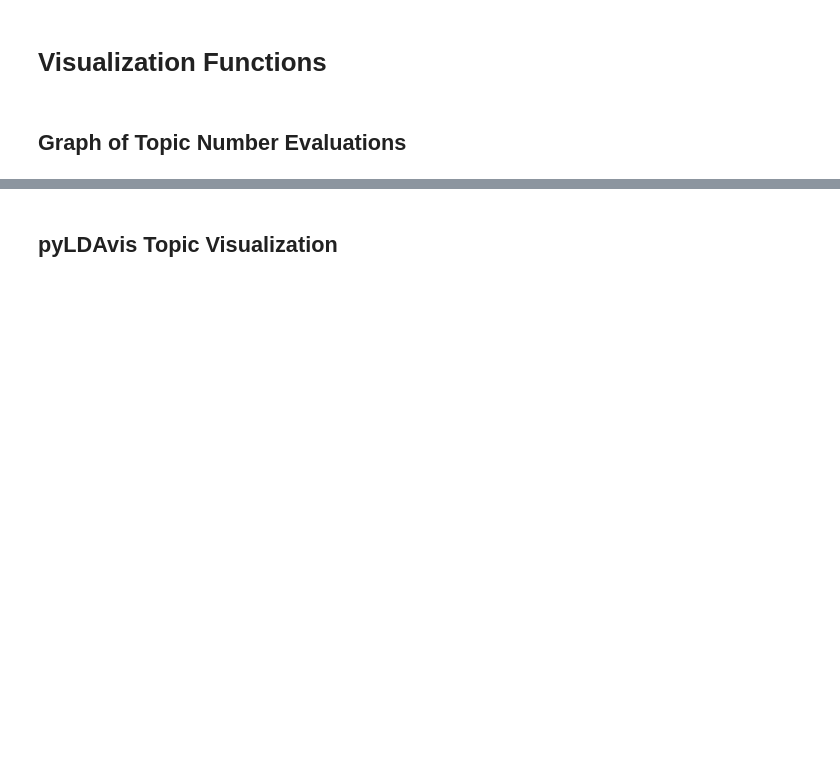
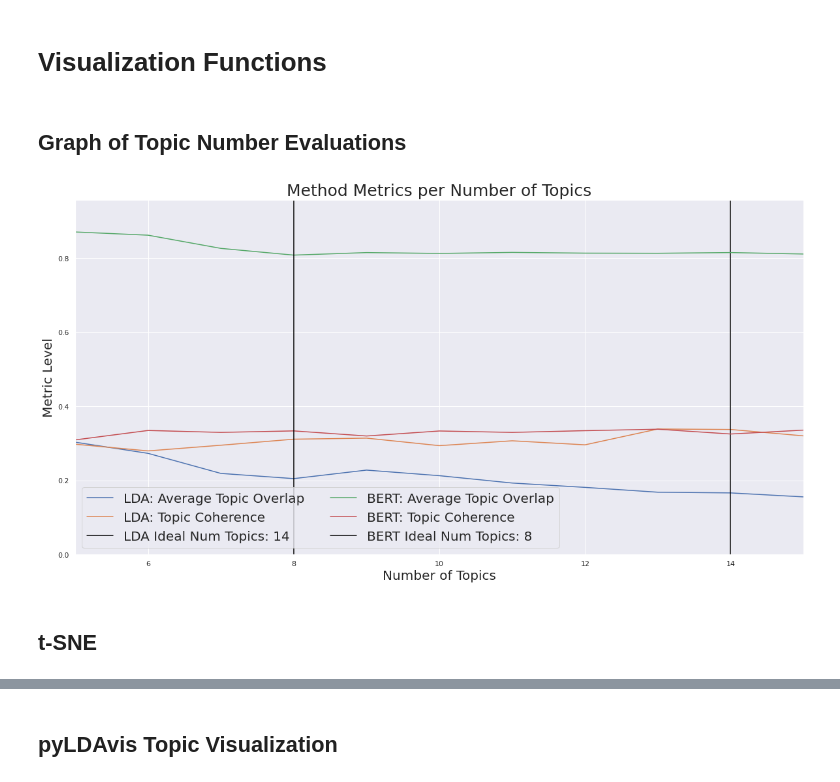
Before and after one commit to andrewtavis/kwx, a Jupyter notebook: examples/kw_extraction.ipynb, the cells around one changed output, grey strips where cells are left out. Drawn from its saved outputs; the diff is of its cells as text; code cells hidden in the pictures; blank space fills up the shorter version.

Commit message:
Update example for Colab, example data, and fixes

```diff
--- a/examples/kw_extraction.ipynb
+++ b/examples/kw_extraction.ipynb
@@ -36,7 +41,7 @@ display(HTML("<style>.container { width:99% !important; }</style>")) # widens in
 # %% [markdown]
 # Load Data
 # %%
-df_airline_tweets = load_data(data='data/airline_tweets.csv', target_cols='text')
+df_airline_tweets = load_data(data='/airline_tweets.csv', target_cols='text')
 df_airline_tweets[15:20]
 # %% [output]
 |  | text |
@@ -54,10 +59,10 @@ text_corpus = prepare_data(
     data=df_airline_tweets,
     target_cols='text',
     input_language=input_language,
-    min_freq=2,  # 0 for BERT
-    min_word_len=4,  # 0 for BERT
+    min_token_freq=2,  # 0 for BERT
+    min_token_len=4,  # 0 for BERT
     remove_stopwords=True,  # False for BERT
-    verbose=False,
+    verbose=True,
 )
 # %%
 text_corpus[15:20]
@@ -310,15 +331,20 @@ tfidf_kws
 # %%
 topic_nums_to_compare = list(range(5, 16))
 # %%
+# One extra topic number will be plotted so that all can be compared
 figure = graph_topic_num_evals(
-    method=['lda', 'bert', 'lda_bert'],
+    method=['lda', 'bert'],
     text_corpus=text_corpus,
     input_language=input_language,
     num_keywords=num_keywords,
     topic_nums_to_compare=topic_nums_to_compare,
     metrics=True,  # stability and coherence
     save_file=False, # True for pwd or directory name
-    verbose=False,  # so progress bar isn't broken online
+    verbose=True,
 )
 
 plt.show()
+# %% [output]
+[figure, added]
+# %% [markdown]
+## t-SNE
```
Also changed, not shown: parts of 36 cells of this notebook, 4 other files.
